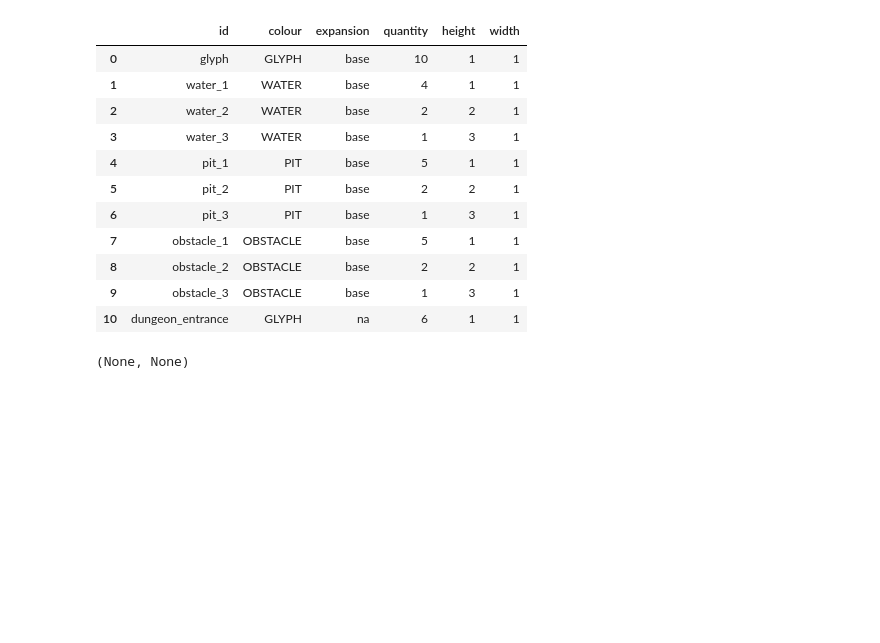
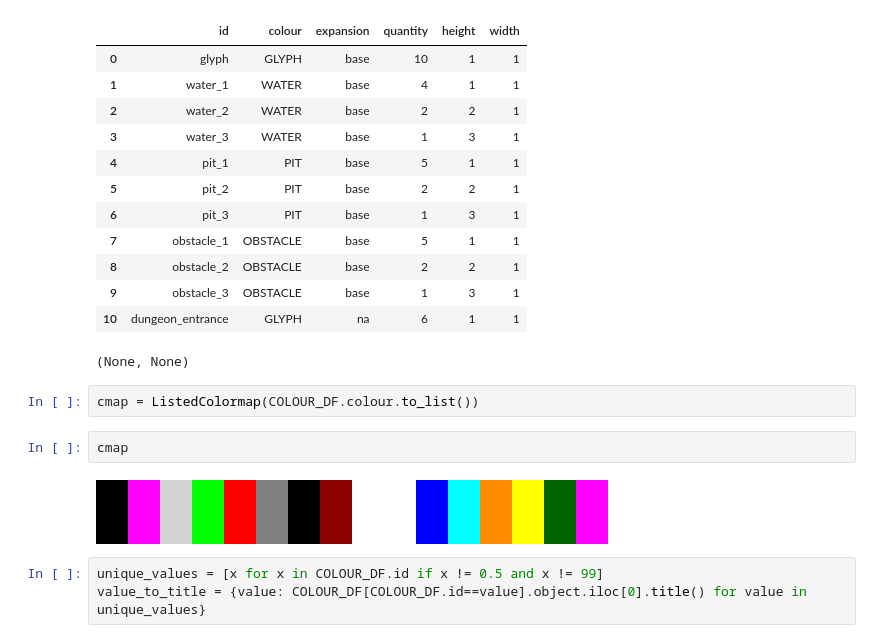
Before and after one commit to KevinCarr42/Descent_AI, a Jupyter notebook: game_testing.ipynb, the cells around one changed output. Saved outputs shown, nothing was run; the diff lists cells and outputs as text; blank space fills up the shorter version.

```diff
--- a/game_testing.ipynb
+++ b/game_testing.ipynb
@@ -197,3 +257,12 @@ display(COLOUR_DF), display(TERRAIN_DF)
 | 9 | obstacle_3 | OBSTACLE | base | 1 | 3 | 1 |
 | 10 | dungeon_entrance | GLYPH | na | 6 | 1 | 1 |
 (None, None)
+# %%
+cmap = ListedColormap(COLOUR_DF.colour.to_list())
+# %%
+cmap
+# %% [output]
+[figure, added]
+# %%
+unique_values = [x for x in COLOUR_DF.id if x != 0.5 and x != 99]
+value_to_title = {value: COLOUR_DF[COLOUR_DF.id==value].object.iloc[0].title() for value in unique_values}
```
Also changed, not shown: parts of 11 cells of this notebook.
